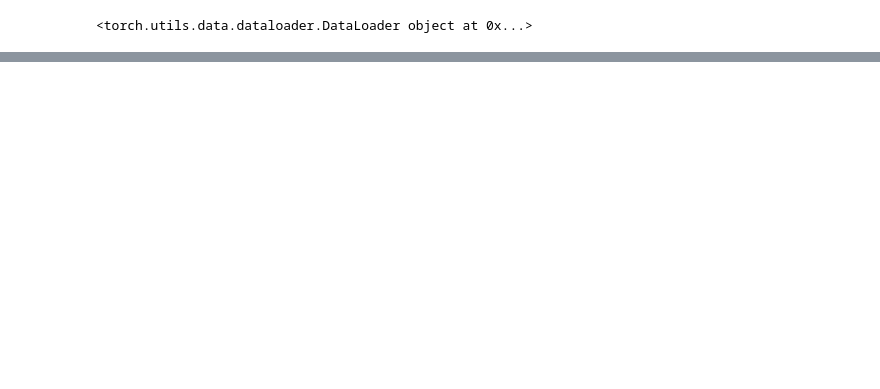
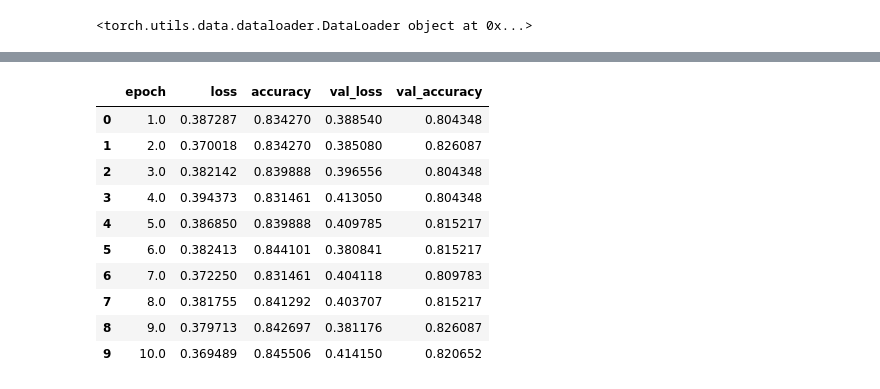
Before and after one commit to MenggeChai-may/learn_torch, a Jupyter notebook: test2020/test1016.1.ipynb, the cells around one changed output, grey strips where cells are left out. Saved outputs shown, nothing was run; the diff lists cells and outputs as text; code cells hidden in the pictures; blank space fills up the shorter version.

```diff
--- a/test2020/test1016.1.ipynb
+++ b/test2020/test1016.1.ipynb
@@ -137,3 +130,7 @@ d1_valid = DataLoader(TensorDataset(torch.tensor(x_test).float(), torch.tensor(y
 print(d1_train)
 # %% [output]
 <torch.utils.data.dataloader.DataLoader object at 0x...>
+# %%
+for features, labels in d1_valid:
+    print(features, labels)
+    break
@@ -145,6 +160,7 @@ def creat_net():
     net.add_module('relu1', nn.ReLU()) # 激活函数 max(0,x)
     net.add_module('linear2', nn.Linear(20,15))
     net.add_module('relu2', nn.ReLU())
+    net.add_module("linear3",nn.Linear(15,1))
     net.add_module('sigmoid', nn.Sigmoid()) # 激活函数 sigmoid
     return net
 
@@ -183 +201,9 @@ Estimated Total Size (MB): 0.003128
 ----------------------------------------------------------------
+# %%
+# 脚本形式训练循环
+from sklearn.metrics import accuracy_score
+
+loss_func = nn.BCELoss() # 损失函数 计算目标值与预测值之间的二进制交叉熵损失函数
+optimizer = torch.optim.Adam(params=net.parameters(), lr=0.01) # torch.optim 构造优化器对象，包含了多种优化算法 Adam表示Adam优化算法
+metric_func = lambda y_pred, y_true: accuracy_score(y_true.data.numpy(), y_pred.data.numpy() > 0.5)
+metric_name = 'accuracy'
@@ -183,0 +304,14 @@ Estimated Total Size (MB): 0.003128
+# %%
+dfhistory
+# %% [output]
+|  | epoch | loss | accuracy | val_loss | val_accuracy |
+| 0 | 1.0 | 0.387287 | 0.834270 | 0.388540 | 0.804348 |
+| 1 | 2.0 | 0.370018 | 0.834270 | 0.385080 | 0.826087 |
+| 2 | 3.0 | 0.382142 | 0.839888 | 0.396556 | 0.804348 |
+| 3 | 4.0 | 0.394373 | 0.831461 | 0.413050 | 0.804348 |
+| 4 | 5.0 | 0.386850 | 0.839888 | 0.409785 | 0.815217 |
+| 5 | 6.0 | 0.382413 | 0.844101 | 0.380841 | 0.815217 |
+| 6 | 7.0 | 0.372250 | 0.831461 | 0.404118 | 0.809783 |
+| 7 | 8.0 | 0.381755 | 0.841292 | 0.403707 | 0.815217 |
+| 8 | 9.0 | 0.379713 | 0.842697 | 0.381176 | 0.826087 |
+| 9 | 10.0 | 0.369489 | 0.845506 | 0.414150 | 0.820652 |
```
Also changed, not shown: parts of 9 cells of this notebook, 2 other files.
